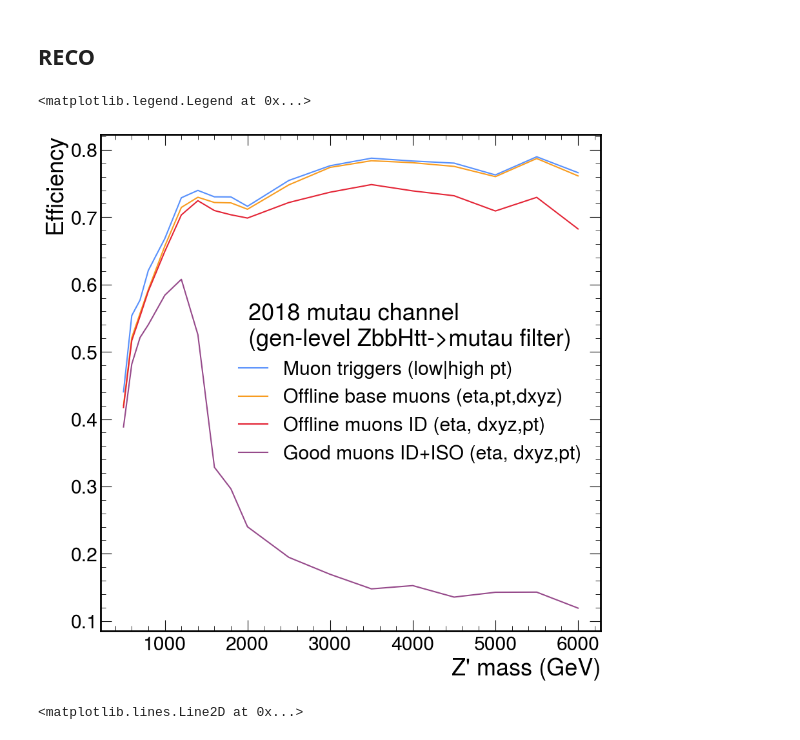
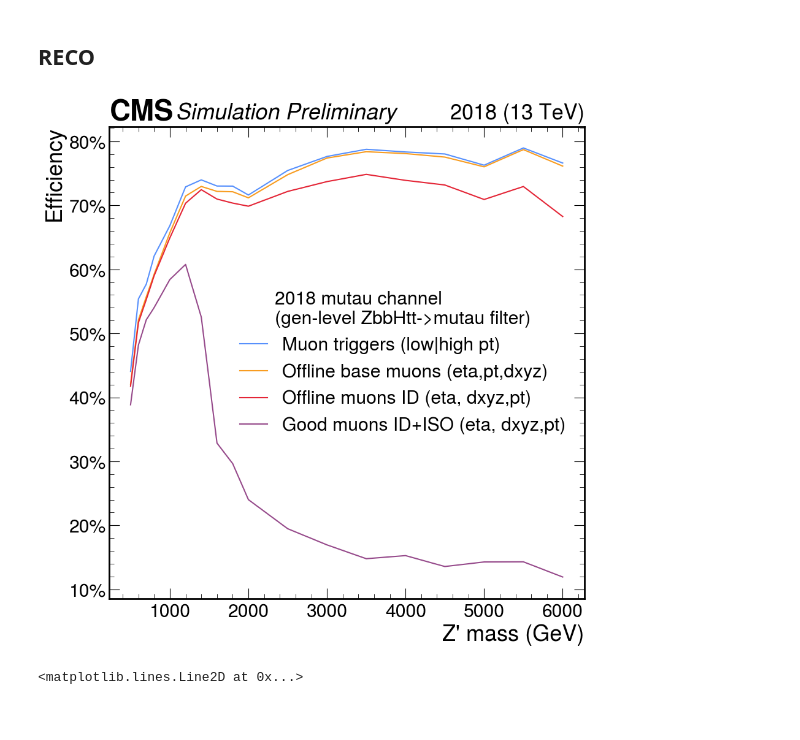
Before and after one commit to tcuisset/hhbbtt-analysis, a Jupyter notebook: studies/cutflow/cutflow.ipynb, the cells around one changed output. Drawn from its saved outputs; the diff is of its cells as text; code cells hidden in the pictures.

Commit message:
Cutflow

```diff
--- a/studies/cutflow/cutflow.ipynb
+++ b/studies/cutflow/cutflow.ipynb
@@ -264,6 +264,7 @@ plt.legend(title="2018 tautau channel\n(gen-level ZbbHtt->tautau filter)")
 ### HLT paths
 # %%
 from collections import defaultdict
+import matplotlib.ticker as mtick
 eff_HLT = defaultdict(dict)
 for hlt_path in ["HLT_IsoMu24", "HLT_Mu50", "HLT_OldMu100", "HLT_TkMu100"]:
     for mass, ar in ars.items():
@@ -273,6 +274,10 @@ for hlt_path in ["HLT_IsoMu24", "HLT_Mu50", "HLT_OldMu100", "HLT_TkMu100"]:
 
 # plt.plot(ars.keys(), eff_singlemu_trigger_genmatched.values(), label="HLT_IsoMu24 gen-matched")
 plt.xlabel("Z' mass (GeV)")
-plt.ylabel("Efficiency")
+plt.ylabel("HLT Path efficiency")
+plt.gca().yaxis.set_major_formatter(mtick.PercentFormatter(1))
+plt.rcParams['legend.title_fontsize'] = 'small'
 plt.legend(title="2018 mutau channel\n(gen-level ZbbHtt->mutau filter)")
+hep.cms.label("Preliminary", year=2018)
+plt.savefig("studies/cutflow/cutflow_HLT_muon_eff.pdf")
 # %% [output]
@@ -351,35 +355,39 @@ for mass, ar in ars.items():
 
     muon_mask = (
         (ar.Muon.tightId == 1) &
         (abs(ar.Muon.eta) < 2.1) &
         (abs(ar.Muon.dxy) < 0.045) &
         (abs(ar.Muon.dz) < 0.2) &
         (ar.Muon.pfRelIso04_all < 0.15) &
         (ar.Muon.pt > 17)
     )
     effs["Offline base muons (eta,pt,dxyz)"][mass] = ak.count_nonzero((ak.count_nonzero((abs(ar.Muon.eta) < 2.1) &
         (abs(ar.Muon.dxy) < 0.045) &
         (abs(ar.Muon.dz) < 0.2) &(ar.Muon.pt > 17), axis=-1) >= 1) & genMuTau & pass_trig) / ak.count_nonzero(genMuTau)
 
     effs["Offline muons ID (eta, dxyz,pt)"][mass] = ak.count_nonzero((ak.count_nonzero((abs(ar.Muon.eta) < 2.1) &
         (abs(ar.Muon.dxy) < 0.045) &
         (abs(ar.Muon.dz) < 0.2) &(ar.Muon.pt > 17) &
         (ar.Muon.tightId == 1), axis=-1) >= 1) & genMuTau & pass_trig) / ak.count_nonzero(genMuTau)
 
     goodmuons = ar.Muon[goodmuons_sel(ar)]
     effs["Good muons ID+ISO (eta, dxyz,pt)"][mass] = ak.count_nonzero((ak.num(goodmuons) >= 1) & genMuTau & pass_trig) / ak.count_nonzero(genMuTau )
 
     # eff_singlemu_trigger_genmatched[mass] =ak.count_nonzero(singlemu_trigger_matchGen(ar[genMuTau], singlemu_trigger(ar[genMuTau]))) / ak.count_nonzero(genMuTau)
 
 for key, val in effs.items():
     plt.plot(val.keys(), val.values(), label=key)
 # plt.plot(ars.keys(), eff_singlemu_trigger_genmatched.values(), label="HLT_IsoMu24 gen-matched")
 plt.xlabel("Z' mass (GeV)")
 plt.ylabel("Efficiency")
 plt.legend(title="2018 mutau channel\n(gen-level ZbbHtt->mutau filter)")
+plt.gca().yaxis.set_major_formatter(mtick.PercentFormatter(1))
+plt.rcParams['legend.title_fontsize'] = 'small'
+plt.legend(title="2018 mutau channel\n(gen-level ZbbHtt->mutau filter)")
+hep.cms.label("Preliminary", year=2018)
+plt.savefig("studies/cutflow/cutflow_offline_muon_eff.pdf")
 # %% [output]
-<matplotlib.legend.Legend at 0x...>
-[figure, old version]
+[figure, new version]
 # %%
 ar = ars[5000]
 genMuTau = ar.genPairType == 0
```
Also changed, not shown: parts of 1 cell of this notebook, 2 other files.
